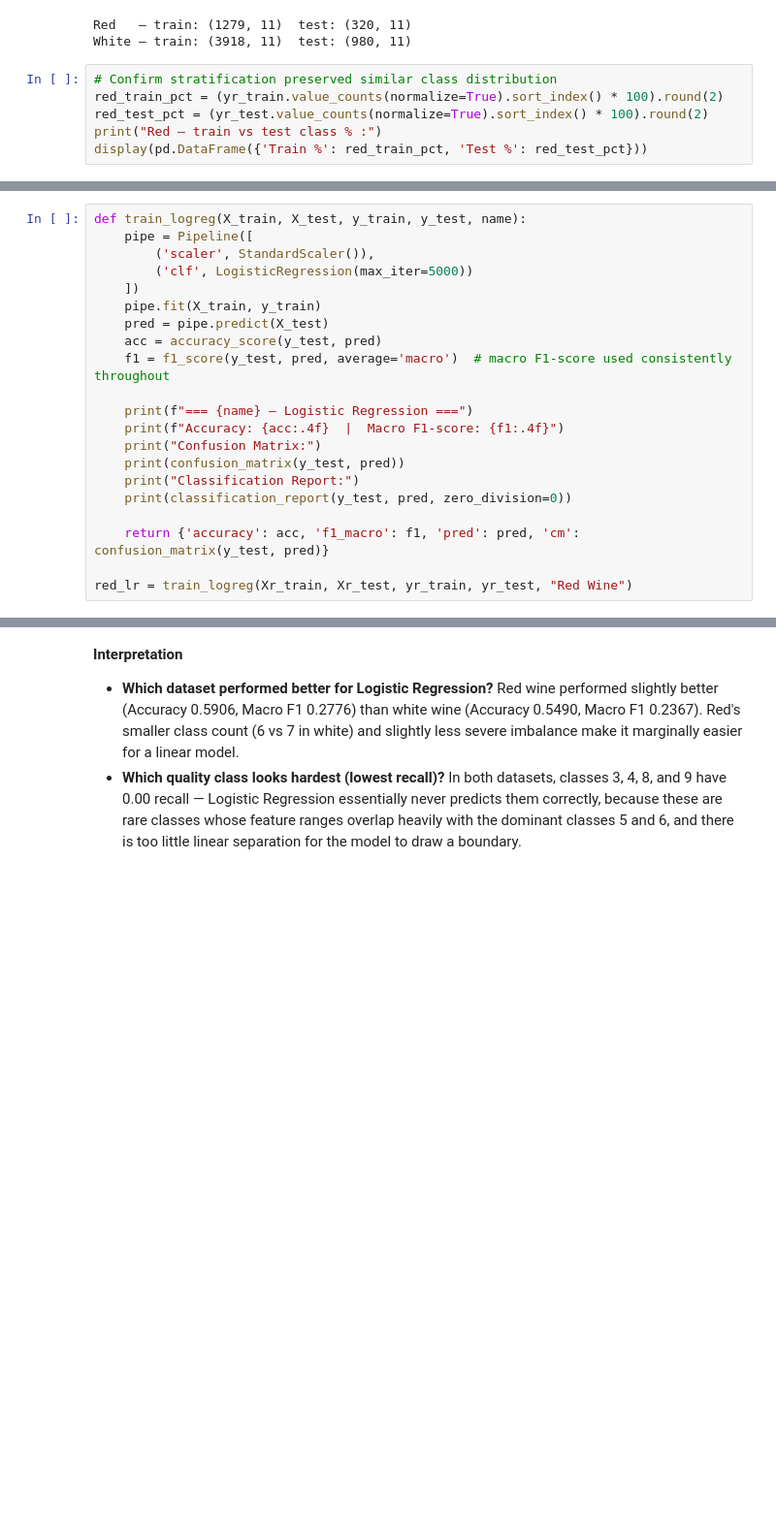
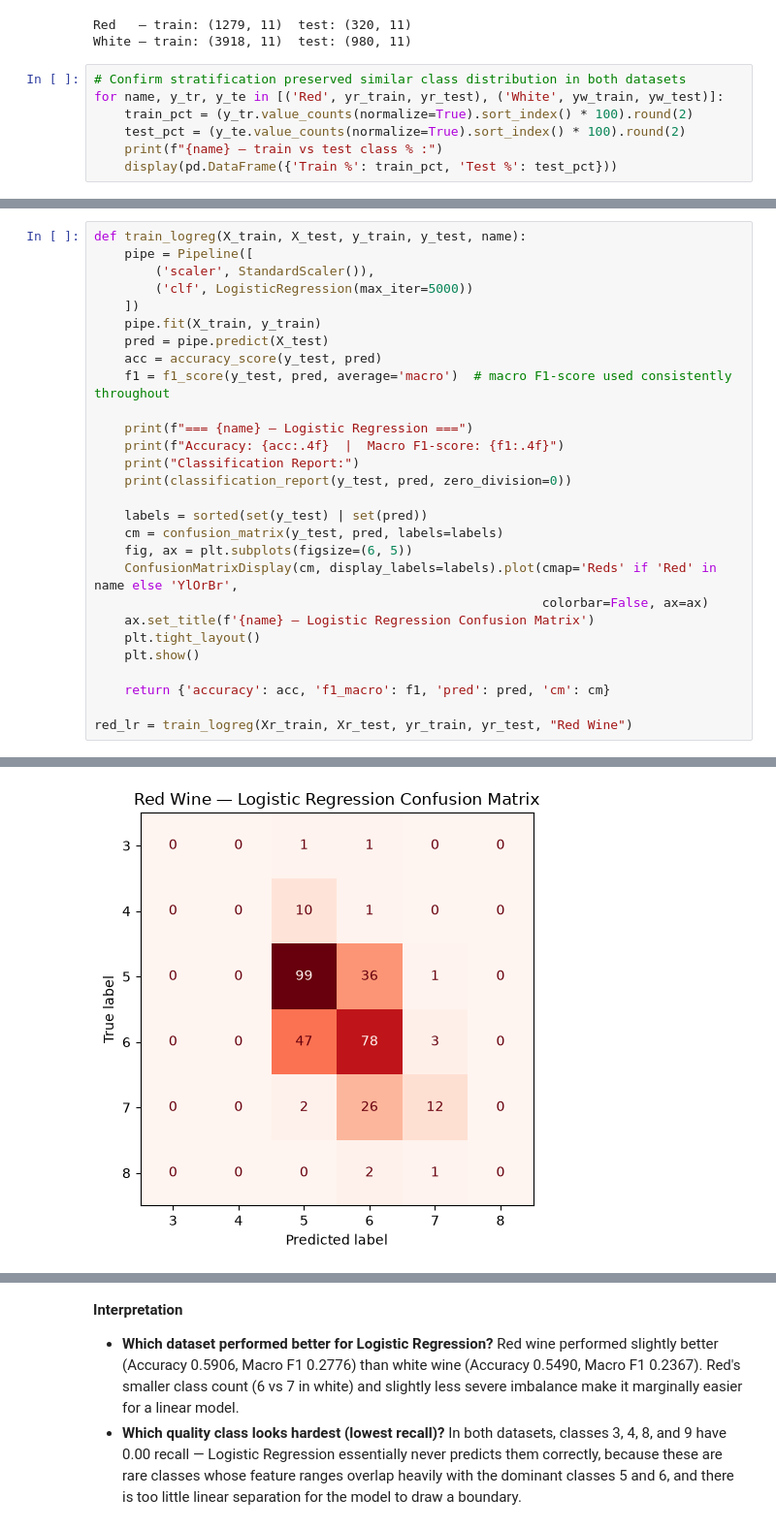
Before and after one commit to manidixit16/aimlassignment, a Jupyter notebook: Wine_Quality_Comparative_Study_Mani_PGDSAI3.ipynb, the cells around one changed output, grey strips where cells are left out. Shown at 97% size. Cells and saved outputs as stored; diff of their text form; blank space fills up the shorter version.

```diff
--- a/Wine_Quality_Comparative_Study_Mani_PGDSAI3.ipynb
+++ b/Wine_Quality_Comparative_Study_Mani_PGDSAI3.ipynb
@@ -263,11 +274,12 @@ print("White — train:", Xw_train.shape, " test:", Xw_test.shape)
 Red   — train: (1279, 11)  test: (320, 11)
 White — train: (3918, 11)  test: (980, 11)
 # %%
-# Confirm stratification preserved similar class distribution
-red_train_pct = (yr_train.value_counts(normalize=True).sort_index() * 100).round(2)
-red_test_pct = (yr_test.value_counts(normalize=True).sort_index() * 100).round(2)
-print("Red — train vs test class % :")
-display(pd.DataFrame({'Train %': red_train_pct, 'Test %': red_test_pct}))
+# Confirm stratification preserved similar class distribution in both datasets
+for name, y_tr, y_te in [('Red', yr_train, yr_test), ('White', yw_train, yw_test)]:
+    train_pct = (y_tr.value_counts(normalize=True).sort_index() * 100).round(2)
+    test_pct = (y_te.value_counts(normalize=True).sort_index() * 100).round(2)
+    print(f"{name} — train vs test class % :")
+    display(pd.DataFrame({'Train %': train_pct, 'Test %': test_pct}))
 # %% [output]
 Red — train vs test class % :
 |  | Train % | Test % |
@@ -298,12 +323,19 @@ def train_logreg(X_train, X_test, y_train, y_test, name):
 
     print(f"=== {name} — Logistic Regression ===")
     print(f"Accuracy: {acc:.4f}  |  Macro F1-score: {f1:.4f}")
-    print("Confusion Matrix:")
-    print(confusion_matrix(y_test, pred))
     print("Classification Report:")
     print(classification_report(y_test, pred, zero_division=0))
 
-    return {'accuracy': acc, 'f1_macro': f1, 'pred': pred, 'cm': confusion_matrix(y_test, pred)}
+    labels = sorted(set(y_test) | set(pred))
+    cm = confusion_matrix(y_test, pred, labels=labels)
+    fig, ax = plt.subplots(figsize=(6, 5))
+    ConfusionMatrixDisplay(cm, display_labels=labels).plot(cmap='Reds' if 'Red' in name else 'YlOrBr',
+                                                           colorbar=False, ax=ax)
+    ax.set_title(f'{name} — Logistic Regression Confusion Matrix')
+    plt.tight_layout()
+    plt.show()
+
+    return {'accuracy': acc, 'f1_macro': f1, 'pred': pred, 'cm': cm}
 
 red_lr = train_logreg(Xr_train, Xr_test, yr_train, yr_test, "Red Wine")
 # %% [output]
@@ -323,7 +353,8 @@ Classification Report:
 
     accuracy                           0.59       320
    macro avg       0.31      0.27      0.28       320
 weighted avg       0.57      0.59      0.57       320
+[figure, added]
 # %%
 white_lr = train_logreg(Xw_train, Xw_test, yw_train, yw_test, "White Wine")
 # %% [output]
```
Also changed, not shown: parts of 17 cells of this notebook, 2 other files.
